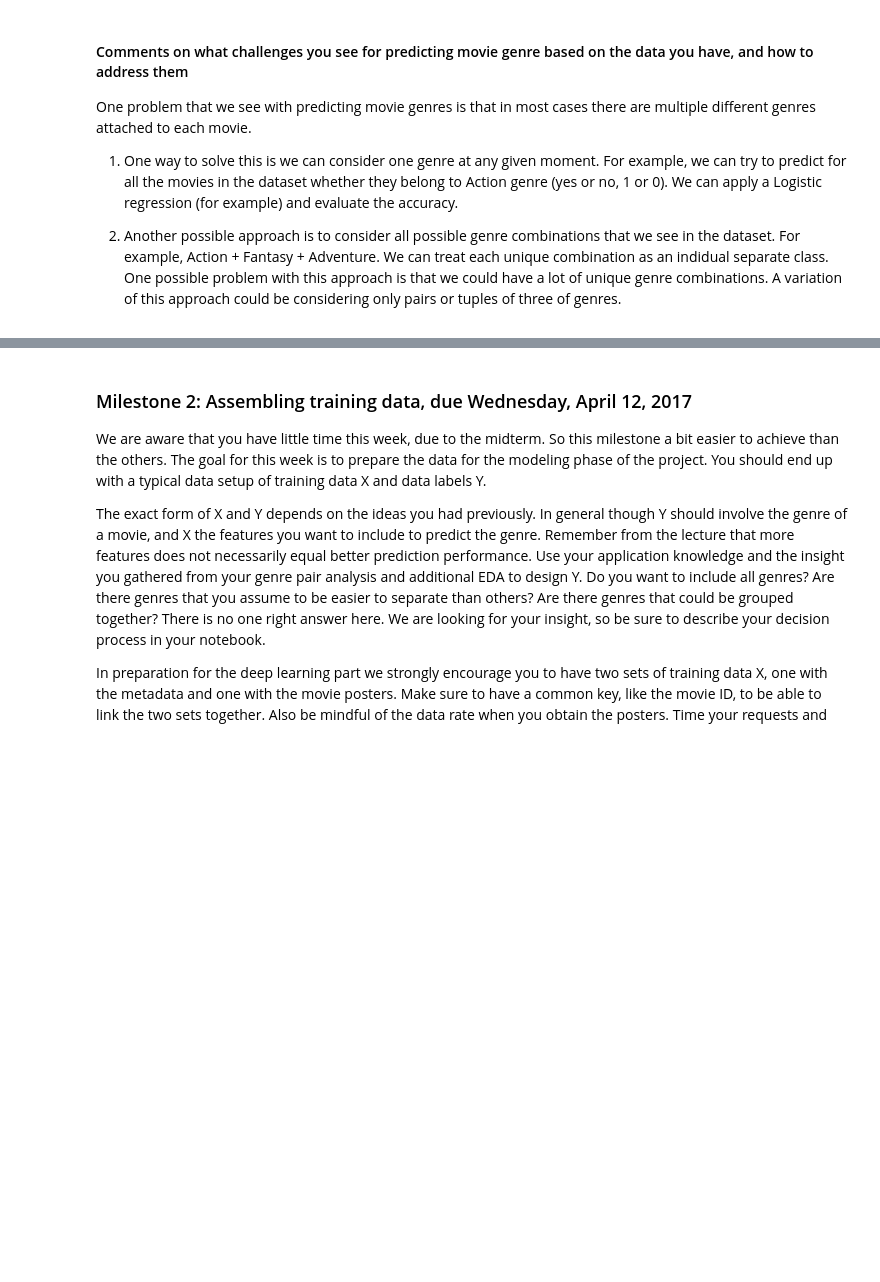
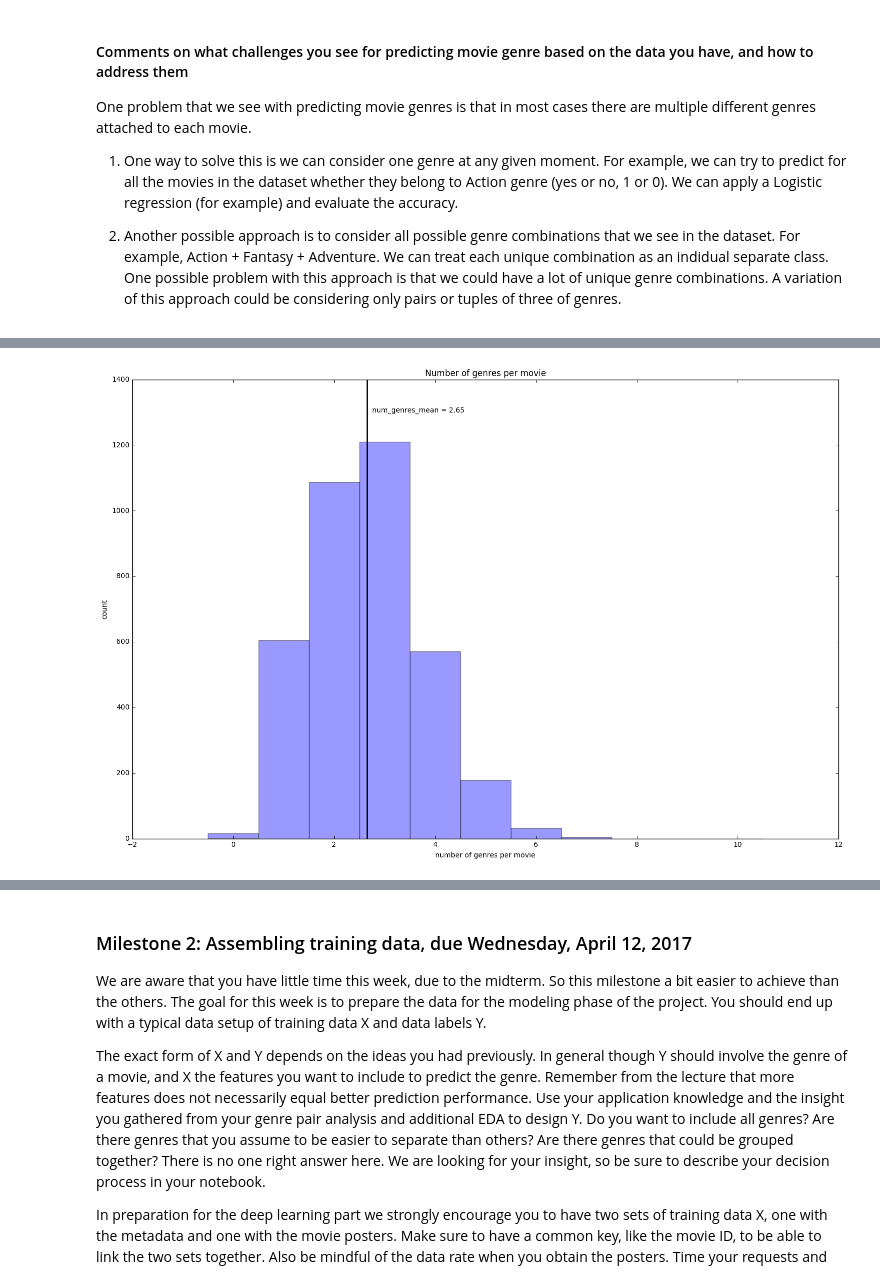
Before and after one commit to adubitskiy/cs109b, a Jupyter notebook: Milestone_1_Timur.ipynb, the cells around one changed output, grey strips where cells are left out. Saved outputs shown, nothing was run; the diff lists cells and outputs as text; code cells hidden in the pictures; blank space fills up the shorter version.

Commit message:
explore_num_genres_per_movie

```diff
--- a/Milestone_1_Timur.ipynb
+++ b/Milestone_1_Timur.ipynb
@@ -238,3 +238,84 @@ One problem that we see with predicting movie genres is that in most cases there
 1) One way to solve this is we can consider one genre at any given moment. For example, we can try to predict for all the movies  in the dataset whether they belong to Action genre (yes or no, 1 or 0). We can apply a Logistic regression (for example) and evaluate the accuracy.
 
 2) Another possible approach is to consider all possible genre combinations that we see in the dataset. For example, Action + Fantasy + Adventure. We can treat each unique combination as an indidual separate class. One possible problem with this approach is that we could have a lot of unique genre combinations. A variation of this approach could be considering only pairs or tuples of three of genres.
+# %%
+import ast
+from collections import Counter
+
+import matplotlib.pyplot as plt
+import numpy as np
+import operator
+import pandas as pd
+import sys
+
+
+# reload(sys)
+# sys.setdefaultencoding('utf8')
+
+TMDB_MOVIES_COLUMN_NAMES = [
+    'adult', 'backdrop_path', 'belongs_to_collection', 'budget', 'genres', 'homepage', 'id', 'imdb_id',
+    'original_language', 'original_title', 'overview', 'popularity', 'poster_path', 'production_companies',
+    'production_countries', 'release_date', 'revenue', 'runtime', 'spoken_languages', 'status', 'tagline', 'title',
+    'video', 'vote_average', 'vote_count',
+]
+
+
+def load_tmdb_movies():
+    df = pd.read_csv('tmdb_movies_3700.csv', header=None, names=TMDB_MOVIES_COLUMN_NAMES)
+    for column_name in ['genres', 'spoken_languages']:
+        df[column_name] = df[column_name].map(lambda d: ast.literal_eval(d))
+    return df
+
+
+def get_fig_size(nrows=1):
+    return 15, 10 * nrows
+
+
+def explore_num_genres_per_movie(num_genres_per_movie_list):
+    unique_num_genres_per_movie = set(num_genres_per_movie_list)
+    print 'unique num genres per movie: %s' % unique_num_genres_per_movie
+
+    num_genres_mean = np.mean(num_genres_per_movie_list)
+
+    _, ax = plt.subplots(1, 1, figsize=get_fig_size())
+    ax.hist(num_genres_per_movie_list, bins=np.arange(-0.5, 11.0, step=1.0), alpha=0.4)
+    ax.axvline(x=num_genres_mean, linewidth=2, color='k')
+    plt.text(num_genres_mean + 0.1, 1300, 'num_genres_mean = %.2f' % num_genres_mean)
+    ax.set_xlabel('number of genres per movie')
+    ax.set_ylabel('count')
+    ax.set_title('Number of genres per movie')
+
+    plt.tight_layout()
+    plt.show()
+
+
+def explore_genre_pairs():
+    tmdb_movies_df = load_tmdb_movies()
+    num_rows = len(tmdb_movies_df)
+
+    genres_rows = tmdb_movies_df['genres']
+    genre_list = []
+    num_genres_per_movie_list = []
+    for genres in genres_rows:
+        num_genres = len(genres)
+        num_genres_per_movie_list.append(num_genres)
+        for genre in genres:
+            genre_list.append(genre['name'])
+
+    explore_num_genres_per_movie(num_genres_per_movie_list)
+
+    print 'avg number of genres per movie: %.3f' % (float(len(genre_list)) / num_rows)
+
+    unique_genres = set(genre_list)
+    print 'unique genres: %s' % unique_genres
+    print 'number of unique genres: %d' % len(unique_genres)
+
+    counter = Counter(genre_list)
+    counter_dict = {k: float(v) / num_rows for k, v in dict(counter).items()}
+
+    sorted_counter_dict = sorted(counter_dict.items(), key=operator.itemgetter(1), reverse=True)
+    print sorted_counter_dict
+
+
+explore_genre_pairs()
+# %% [output]
@@ -240,0 +323 @@ One problem that we see with predicting movie genres is that in most cases there
+[figure, added]
```
Also changed, not shown: parts of 1 cell of this notebook, 3 other files.
